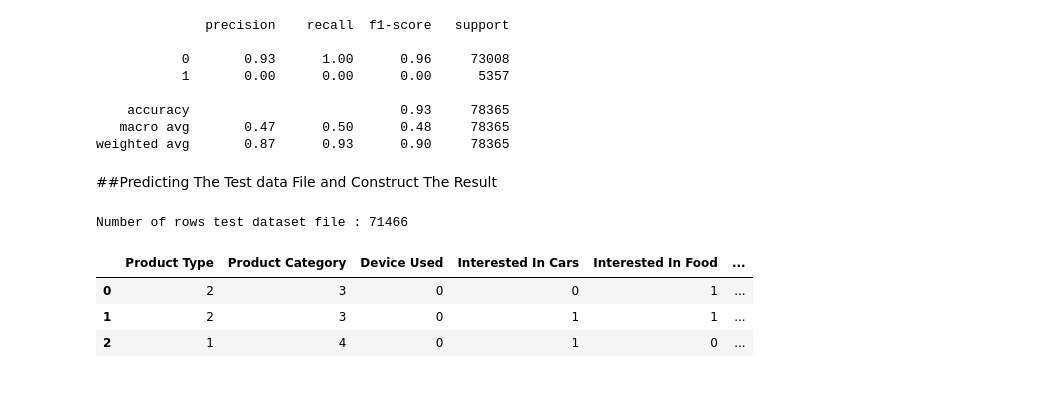
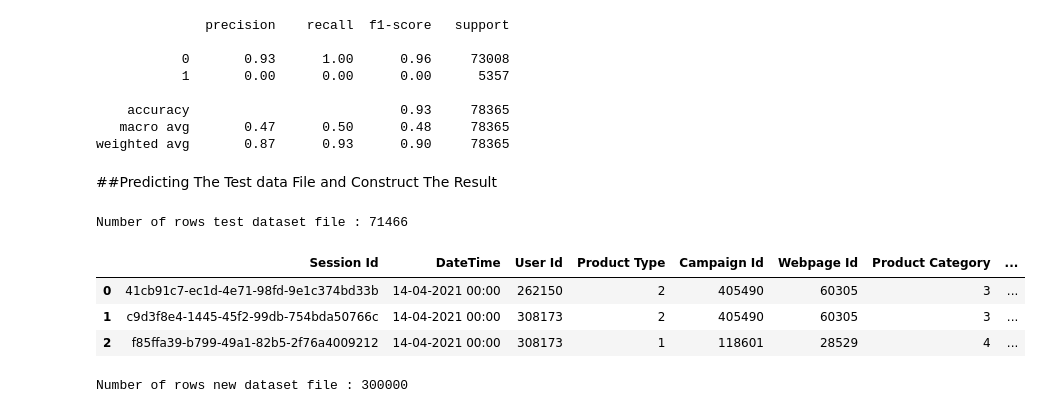
Before and after one commit to irawan09/Click_Prediction, a Jupyter notebook: GNB_Scikit_Learn.ipynb, the cells around one changed output. Cells and saved outputs as stored; diff of their text form; code cells hidden in the pictures.

```diff
--- a/GNB_Scikit_Learn.ipynb
+++ b/GNB_Scikit_Learn.ipynb
@@ -213,9 +213,9 @@ print("Number of rows test dataset file :", data_test[data_test.columns[0]].coun
 # %% [output]
 Number of rows test dataset file : 71466
 # %%
-data_test.head(3)
+testdataset.head(3)
 # %% [output]
-|  | Product Type | Product Category | Device Used | Interested In Cars | Interested In Food | ... |
-| 0 | 2 | 3 | 0 | 0 | 1 | ... |
-| 1 | 2 | 3 | 0 | 1 | 1 | ... |
-| 2 | 1 | 4 | 0 | 1 | 0 | ... |
+|  | Session Id | DateTime | User Id | Product Type | Campaign Id | Webpage Id | Product Category | ... |
+| 0 | 41cb91c7-ec1d-4e71-98fd-9e1c374bd33b | 14-04-2021 00:00 | 262150 | 2 | 405490 | 60305 | 3 | ... |
+| 1 | c9d3f8e4-1445-45f2-99db-754bda50766c | 14-04-2021 00:00 | 308173 | 2 | 405490 | 60305 | 3 | ... |
+| 2 | f85ffa39-b799-49a1-82b5-2f76a4009212 | 14-04-2021 00:00 | 308173 | 1 | 118601 | 28529 | 4 | ... |
@@ -221,0 +225,4 @@ data_test.head(3)
+# %%
+print("Number of rows new dataset file :", new_dataset_[new_dataset_.columns[0]].count())
+# %% [output]
+Number of rows new dataset file : 300000
```
Also changed, not shown: parts of 15 cells of this notebook.
